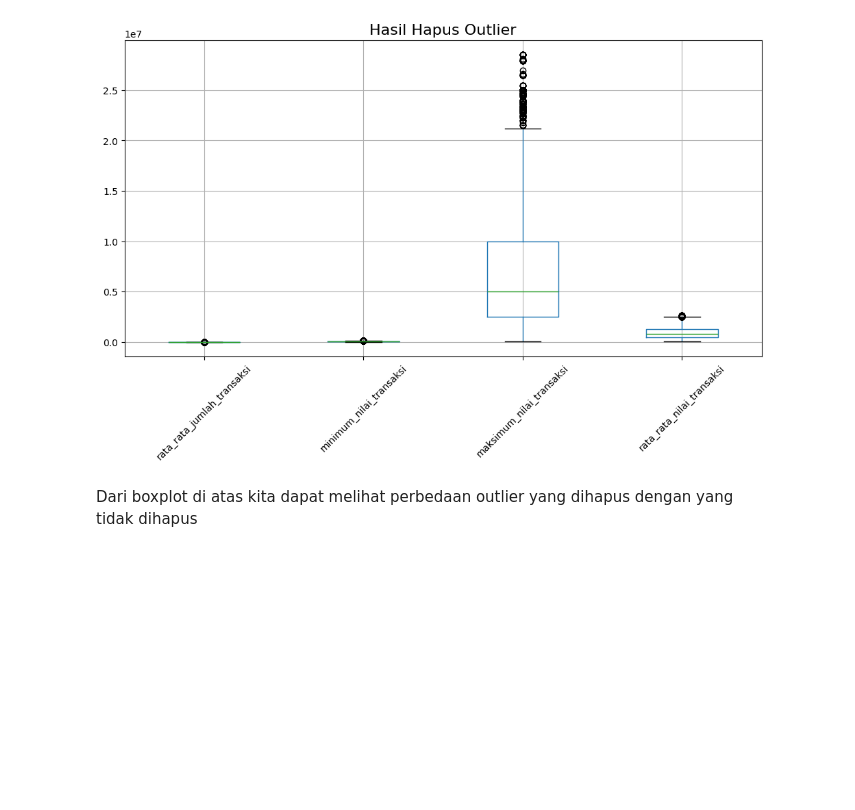
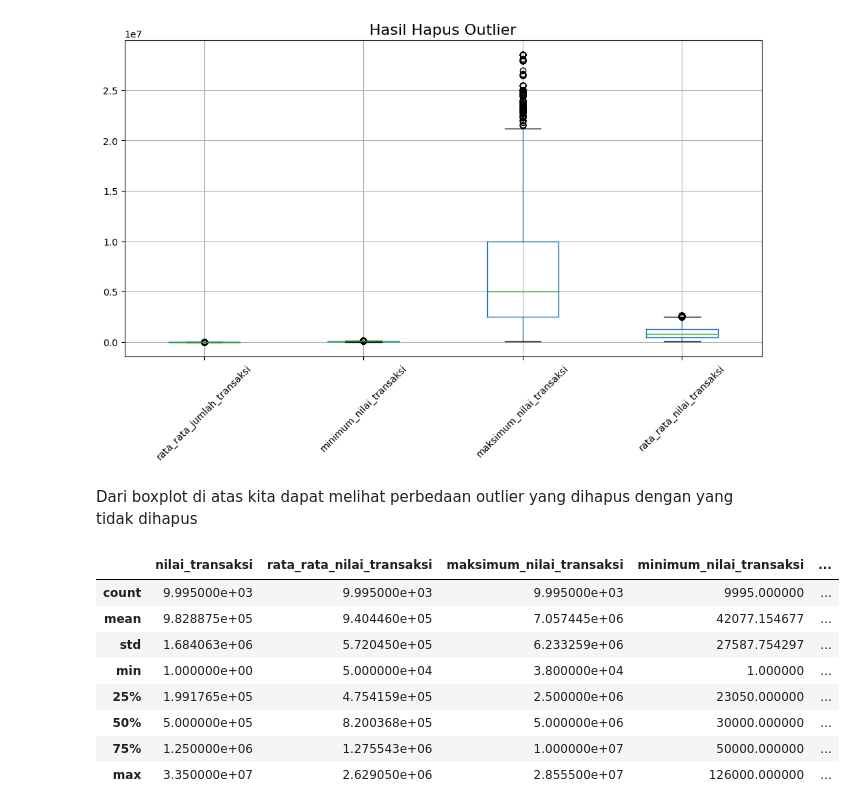
Before and after one commit to FRQNC/DatMin-Klasifikasi, a Jupyter notebook: tugas2.ipynb, the cells around one changed output. Saved outputs shown, nothing was run; the diff lists cells and outputs as text; code cells hidden in the pictures; blank space fills up the shorter version.

```diff
--- a/tugas2.ipynb
+++ b/tugas2.ipynb
@@ -435,3 +470,16 @@ plt.show()
 [figure]
 # %% [markdown]
 Dari boxplot di atas kita dapat melihat perbedaan outlier yang dihapus dengan yang tidak dihapus
+# %%
+train = df_no_outliers
+train.describe()
+# %% [output]
+|  | nilai_transaksi | rata_rata_nilai_transaksi | maksimum_nilai_transaksi | minimum_nilai_transaksi | ... |
+| count | 9.995000e+03 | 9.995000e+03 | 9.995000e+03 | 9995.000000 | ... |
+| mean | 9.828875e+05 | 9.404460e+05 | 7.057445e+06 | 42077.154677 | ... |
+| std | 1.684063e+06 | 5.720450e+05 | 6.233259e+06 | 27587.754297 | ... |
+| min | 1.000000e+00 | 5.000000e+04 | 3.800000e+04 | 1.000000 | ... |
+| 25% | 1.991765e+05 | 4.754159e+05 | 2.500000e+06 | 23050.000000 | ... |
+| 50% | 5.000000e+05 | 8.200368e+05 | 5.000000e+06 | 30000.000000 | ... |
+| 75% | 1.250000e+06 | 1.275543e+06 | 1.000000e+07 | 50000.000000 | ... |
+| max | 3.350000e+07 | 2.629050e+06 | 2.855500e+07 | 126000.000000 | ... |
```
Also changed, not shown: parts of 11 cells of this notebook.
